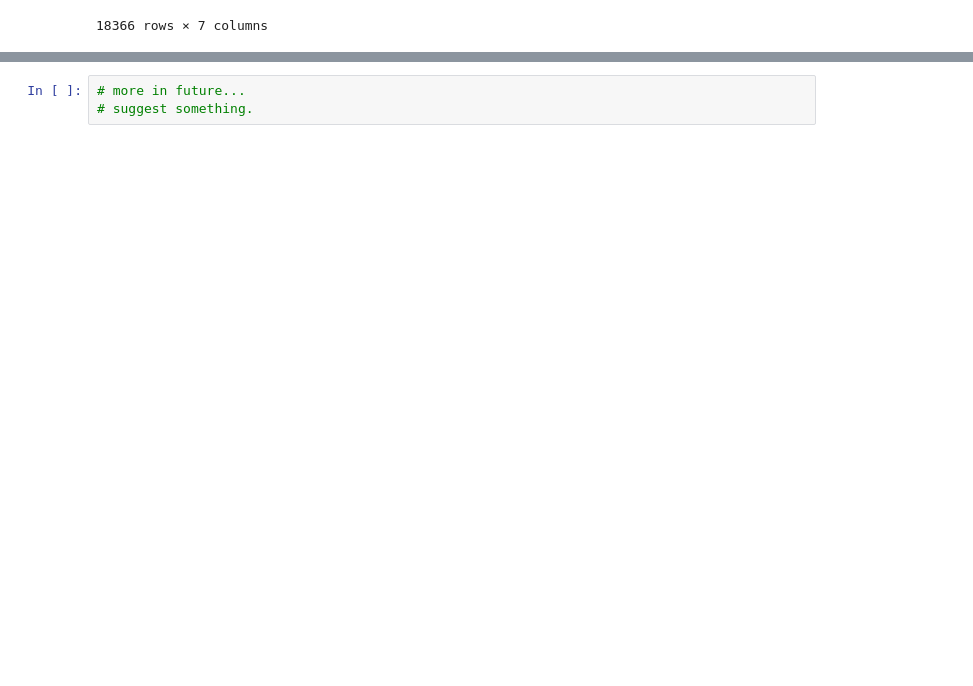
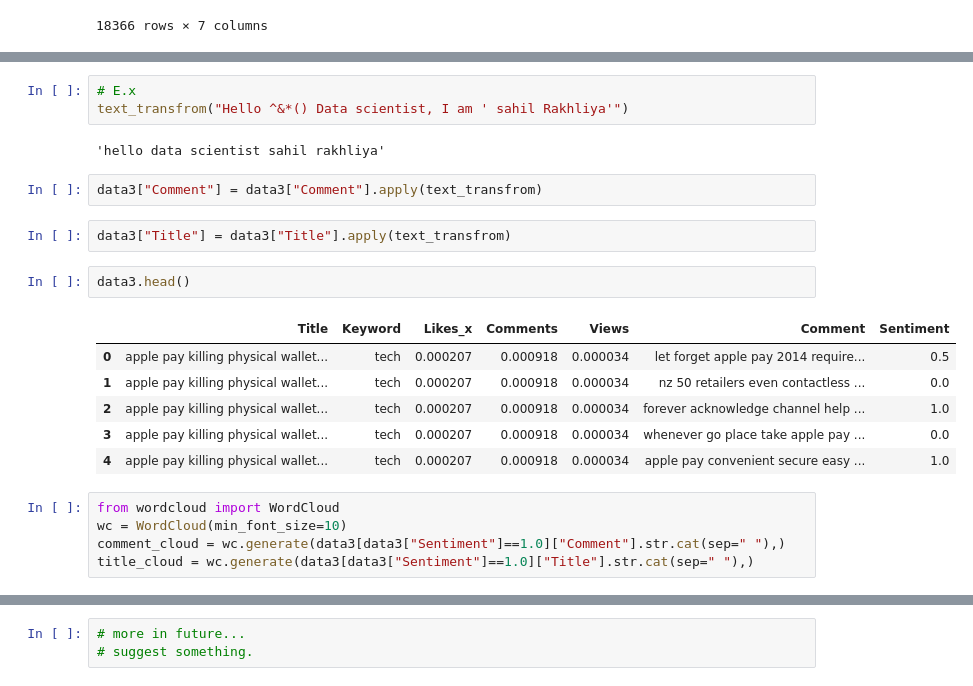
Before and after one commit to sahilr005/ml, a Jupyter notebook: youtube.ipynb, the cells around one changed output, grey strips where cells are left out. Drawn from its saved outputs; the diff is of its cells as text; blank space fills up the shorter version.

```diff
--- a/youtube.ipynb
+++ b/youtube.ipynb
@@ -304,0 +352,23 @@ data3
+# %%
+# E.x
+text_transfrom("Hello ^&*() Data scientist, I am ' sahil Rakhliya'")
+# %% [output]
+'hello data scientist sahil rakhliya'
+# %%
+data3["Comment"] = data3["Comment"].apply(text_transfrom)
+# %%
+data3["Title"] = data3["Title"].apply(text_transfrom)
+# %%
+data3.head()
+# %% [output]
+|  | Title | Keyword | Likes_x | Comments | Views | Comment | Sentiment |
+| 0 | apple pay killing physical wallet... | tech | 0.000207 | 0.000918 | 0.000034 | let forget apple pay 2014 require... | 0.5 |
+| 1 | apple pay killing physical wallet... | tech | 0.000207 | 0.000918 | 0.000034 | nz 50 retailers even contactless ... | 0.0 |
+| 2 | apple pay killing physical wallet... | tech | 0.000207 | 0.000918 | 0.000034 | forever acknowledge channel help ... | 1.0 |
+| 3 | apple pay killing physical wallet... | tech | 0.000207 | 0.000918 | 0.000034 | whenever go place take apple pay ... | 0.0 |
+| 4 | apple pay killing physical wallet... | tech | 0.000207 | 0.000918 | 0.000034 | apple pay convenient secure easy ... | 1.0 |
+# %%
+from wordcloud import WordCloud
+wc = WordCloud(min_font_size=10)
+comment_cloud = wc.generate(data3[data3["Sentiment"]==1.0]["Comment"].str.cat(sep=" "),)
+title_cloud = wc.generate(data3[data3["Sentiment"]==1.0]["Title"].str.cat(sep=" "),)
```
Also changed, not shown: parts of 17 cells of this notebook.
